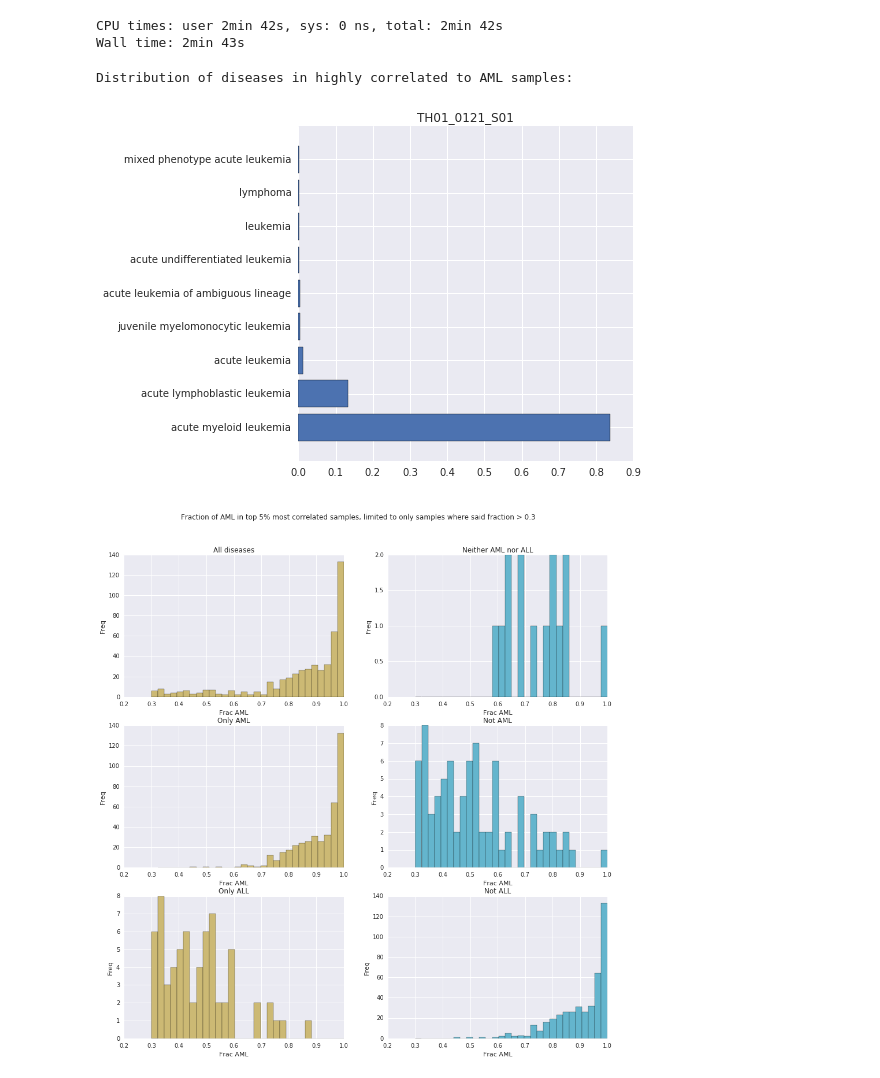
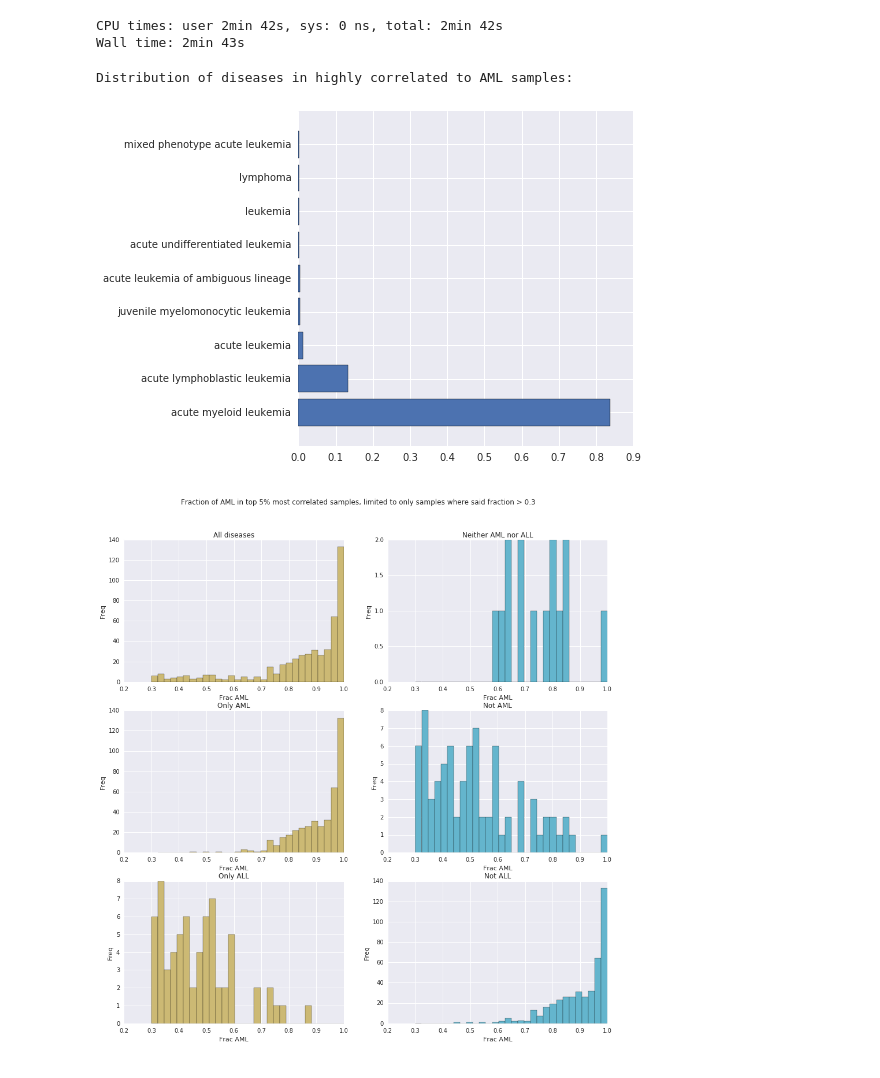
Before and after one commit to KellerJordan/TURG-Research, a Jupyter notebook: Analysis.ipynb, the cells around one changed output. Cells and saved outputs as stored; diff of their text form; code cells hidden in the pictures.

```diff
--- a/Analysis.ipynb
+++ b/Analysis.ipynb
@@ -177,16 +197,15 @@ amlish_df.index.name = 'THid'
 # %%
 print('Distribution of diseases in highly correlated to AML samples:')
 disease_distrib = amlish_df['disease'].value_counts() / len(amlish_df)
 
 plt.figure(figsize=(6, 6))
-plt.title(sample_A)
 plt.barh(range(len(disease_distrib)), disease_distrib, align='center')
 plt.yticks(range(len(disease_distrib)), disease_distrib.index)
 # plt.pie(disease_distrib, labels=disease_distrib.index)
 plt.show()
 # %% [output]
 Distribution of diseases in highly correlated to AML samples:
-[figure, old version]
+[figure, new version]
 # %%
 plt.figure(figsize=(15, 15))
 suptitle = """
```
Also changed, not shown: parts of 4 cells of this notebook.
